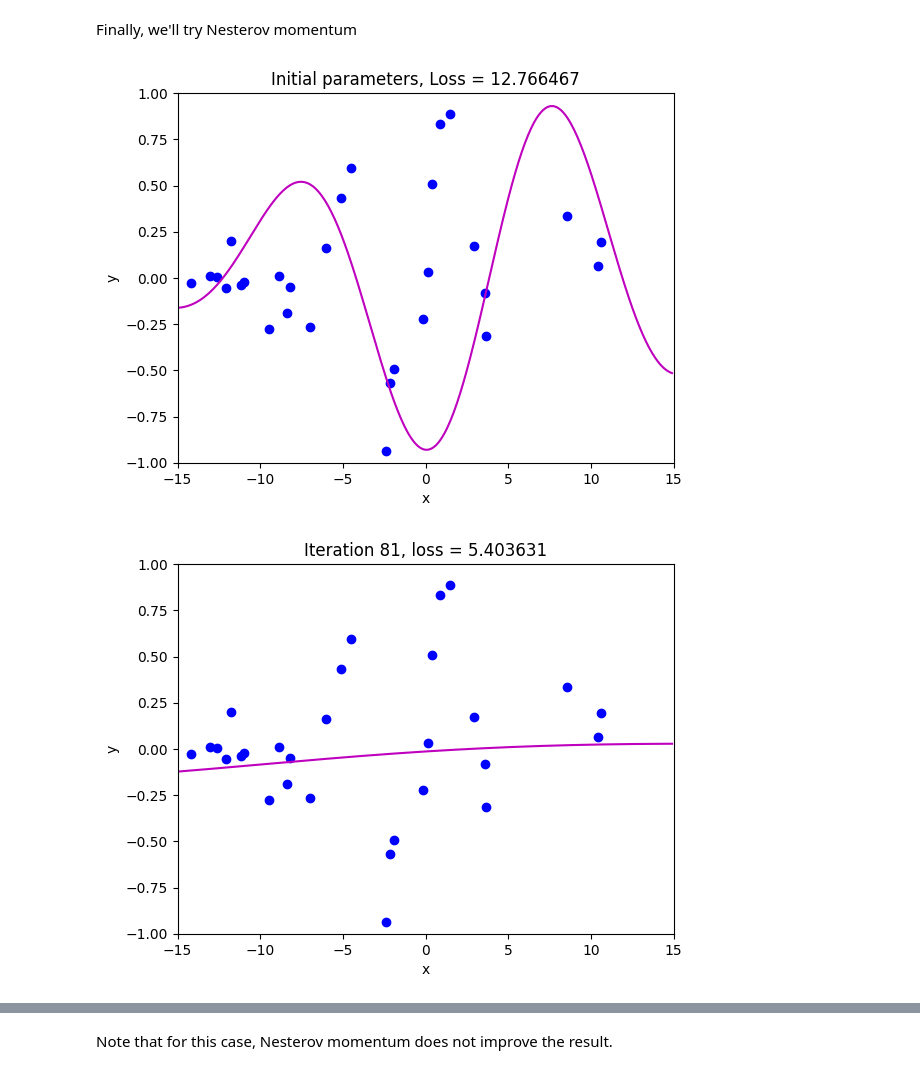
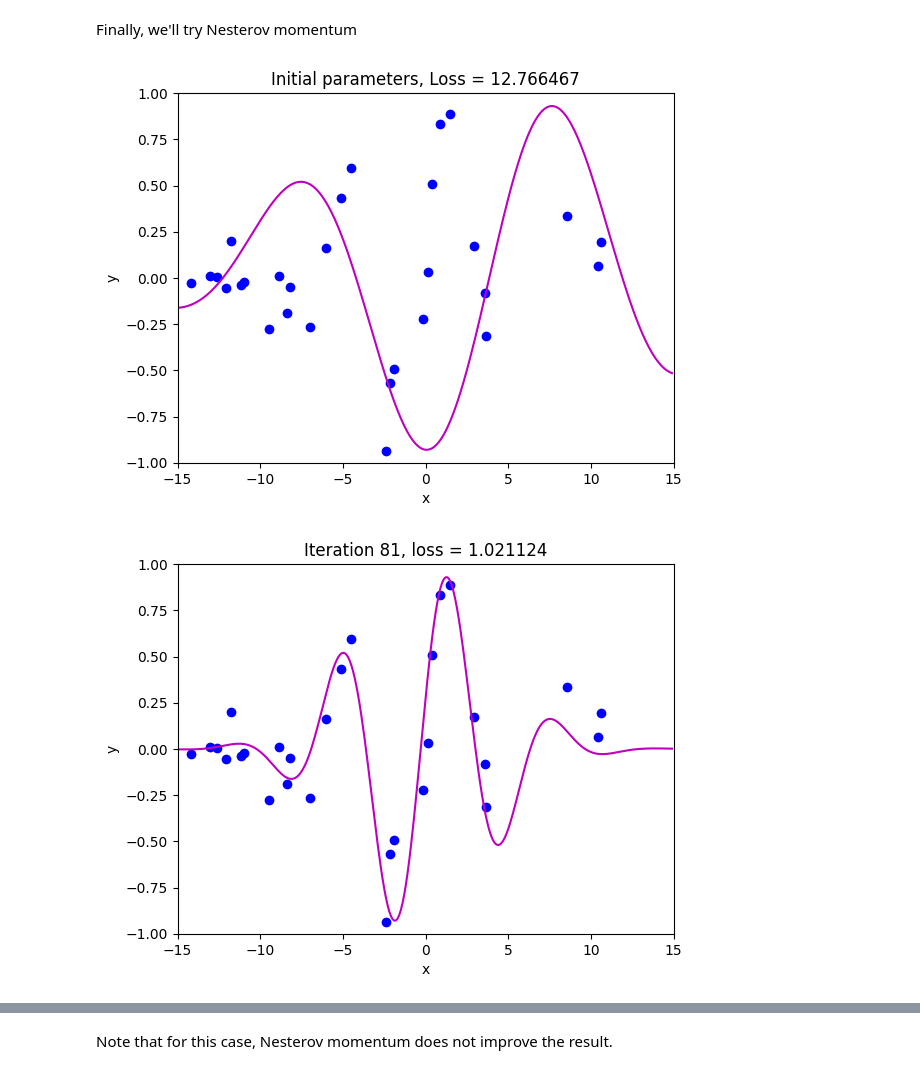
Before and after one commit to total-expectation/udlbook, a Jupyter notebook: Notebooks/Chap06/6_4_Momentum.ipynb, the cells around one changed output, grey strips where cells are left out. Drawn from its saved outputs; the diff is of its cells as text; code cells hidden in the pictures.

```diff
--- a/Notebooks/Chap06/6_4_Momentum.ipynb
+++ b/Notebooks/Chap06/6_4_Momentum.ipynb
@@ -208,33 +208,34 @@ def compute_gradient_nesterov(data_x, data_y, phi, transformation_term):
 # %%
 # Set the random number generator so you always get same numbers (disable if you don't want this)
 np.random.seed(1)
 # Initialize the parameters
 n_steps = 81
 batch_size = 5
 alpha = 0.6
 beta = 0.6
 momentum = np.zeros([2,1])
 phi_all = np.zeros((2,n_steps+1))
 phi_all[0,0] = -1.5
 phi_all[1,0] = 6.5
 
 # Measure loss and draw initial model
 loss =  compute_loss(data[0,:], data[1,:], model, phi_all[:,0:1])
 draw_model(data,model,phi_all[:,0:1], "Initial parameters, Loss = %f"%(loss))
 
 for c_step in range (n_steps):
   # Choose random batch indices
   batch_index = np.random.permutation(data.shape[1])[0:batch_size]
   # TODO -- calculate Nesterov momentum - replace the lines below
-  gradient = compute_gradient_nesterov(data[0,batch_index], data[1,batch_index], phi_all[:,c_step:c_step+1], alpha * beta * momentum)
-  momentum = beta * momentum + (1 - beta) * np.sum(gradient)
+  gradient = compute_gradient_nesterov(data[0,batch_index], data[1,batch_index], phi_all[:,c_step:c_step+1], alpha * beta * momentum)  # gradient shape (2,1), 2 rows because each gradient is for a specific parameter, we got phi0 and phi1 (but lots of intervals of them because the author wants to plot all gradient steps)
+  # the summation over the batch in the formula (6.12) in the book is already done in by the author in the code, so no need to sum over the batches here
+  momentum = beta * momentum + (1 - beta) * gradient
 
   # Update the parameters
   phi_all[:,c_step+1:c_step+2] = phi_all[:,c_step:c_step+1] - alpha * momentum
 
 loss =  compute_loss(data[0,:], data[1,:], model, phi_all[:,c_step+1:c_step+2])
 draw_model(data,model,phi_all[:,c_step+1], "Iteration %d, loss = %f"%(c_step+1,loss))
 draw_loss_function(compute_loss, data, model,phi_all)
 # %% [output]
 [figure]
-[figure, old version]
+[figure, new version]
```
Also changed, not shown: parts of 1 cell of this notebook, 5 other files.
